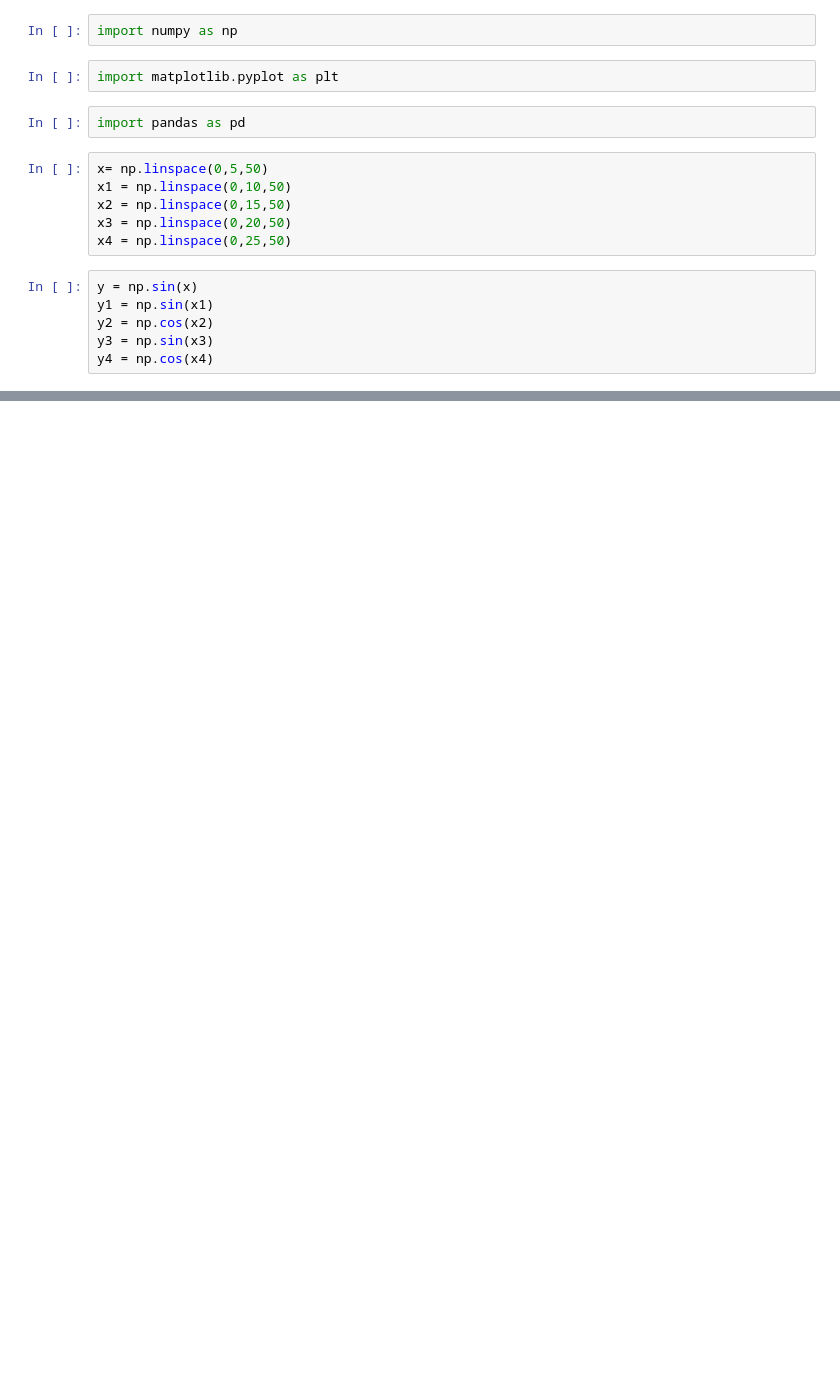
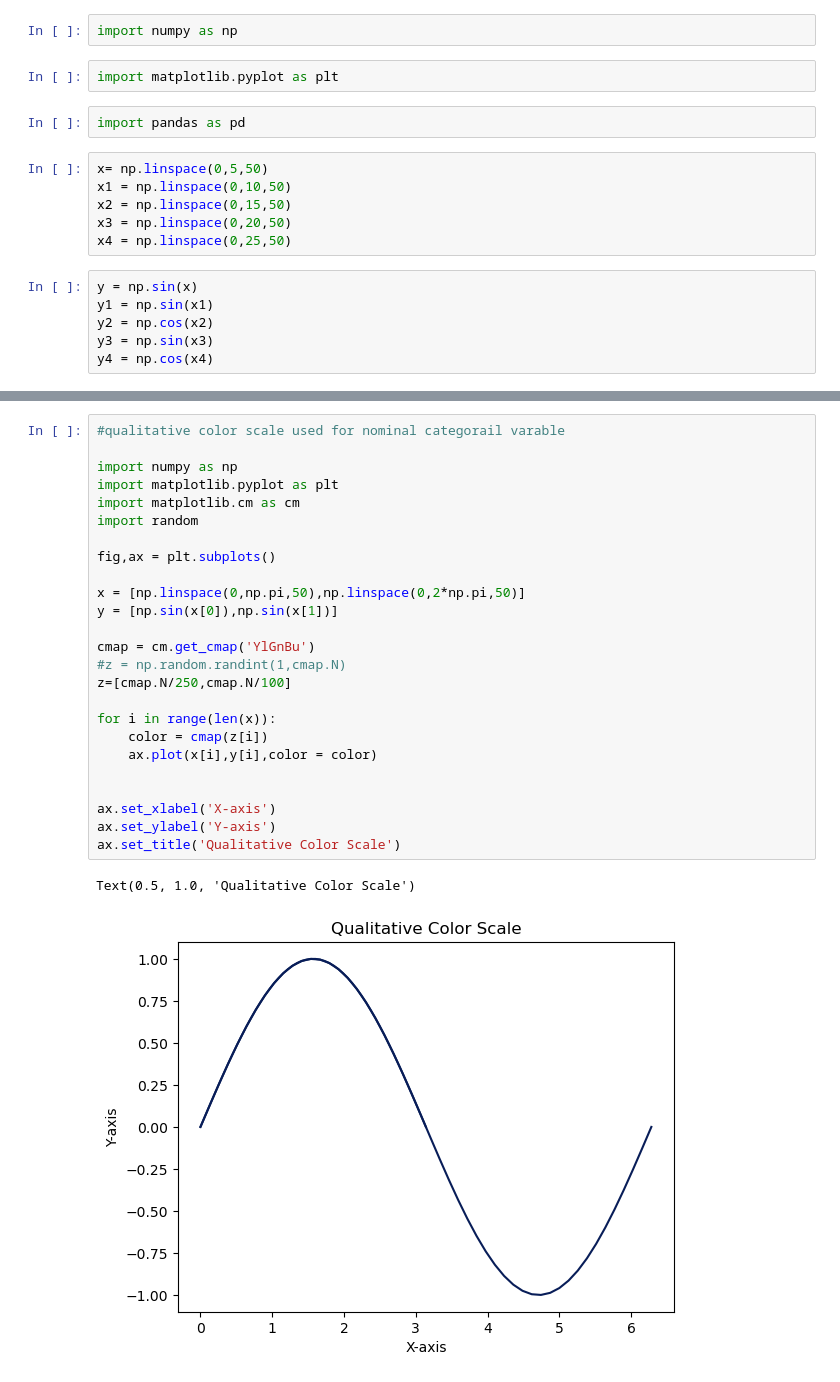
Before and after one commit to chaitnaya0119/Data-cleaning-and-visualization, a Jupyter notebook: data visualisation practice.ipynb, the cells around one changed output, grey strips where cells are left out. Cells and saved outputs as stored; diff of their text form; blank space fills up the shorter version.

```diff
--- a/data visualisation practice.ipynb
+++ b/data visualisation practice.ipynb
@@ -18,0 +63,28 @@ y4 = np.cos(x4)
+# %%
+#qualitative color scale used for nominal categorail varable
+
+import numpy as np
+import matplotlib.pyplot as plt
+import matplotlib.cm as cm
+import random
+
+fig,ax = plt.subplots()
+
+x = [np.linspace(0,np.pi,50),np.linspace(0,2*np.pi,50)]
+y = [np.sin(x[0]),np.sin(x[1])]
+
+cmap = cm.get_cmap('YlGnBu')
+#z = np.random.randint(1,cmap.N)
+z=[cmap.N/250,cmap.N/100]
+
+for i in range(len(x)):
+    color = cmap(z[i])
+    ax.plot(x[i],y[i],color = color)
+
+
+ax.set_xlabel('X-axis')
+ax.set_ylabel('Y-axis')
+ax.set_title('Qualitative Color Scale')
+# %% [output]
+Text(0.5, 1.0, 'Qualitative Color Scale')
+[figure, added]
```
Also changed, not shown: parts of 22 cells of this notebook.
